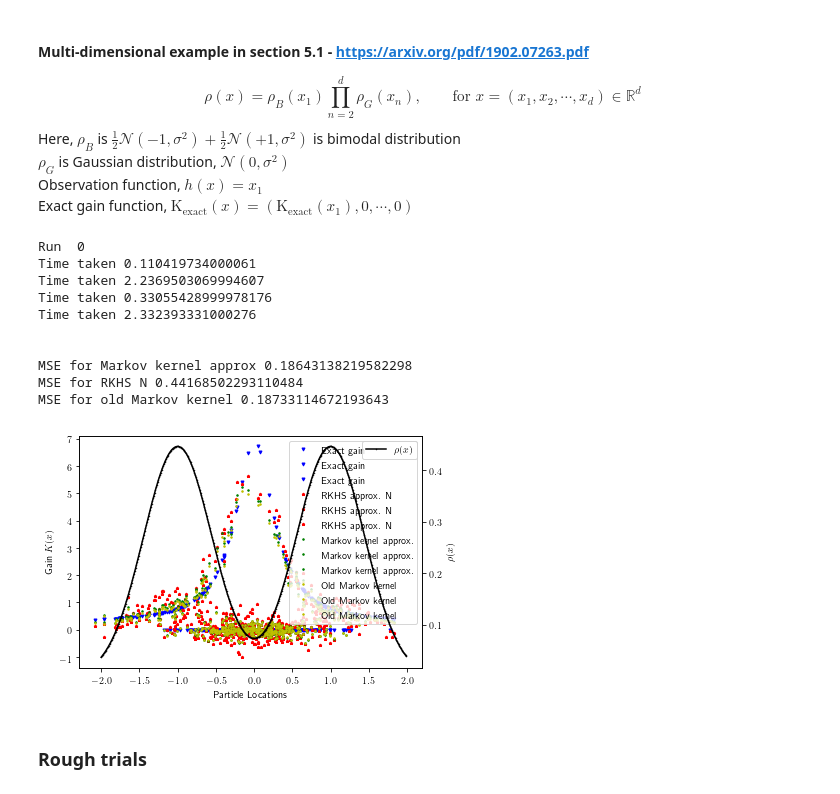
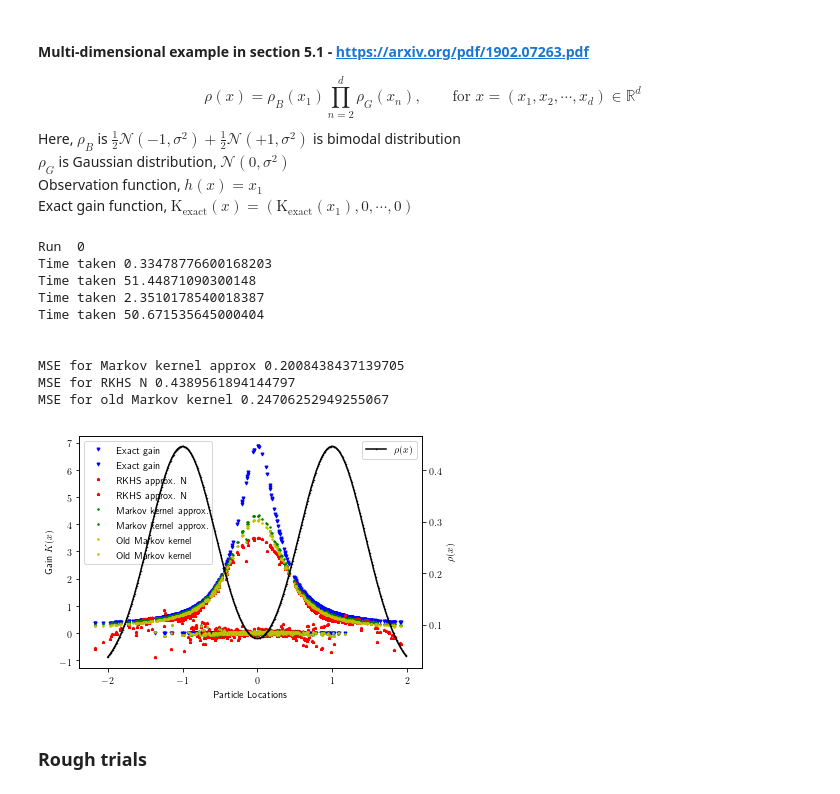
Before and after one commit to a4anandr/FPF-code, a Jupyter notebook: Python Code/FPF_main.ipynb, the cells around one changed output. Saved outputs shown, nothing was run; the diff lists cells and outputs as text; code cells hidden in the pictures.

Commit message:
Refreshing lines from cell output for better display on github

```diff
--- a/Python Code/FPF_main.ipynb
+++ b/Python Code/FPF_main.ipynb
@@ -433,7 +434,7 @@ if __name__ == '__main__':
     No_runs = 100
 
     # FPF parameters - No. of particles
-    N = 500
+    N = 200
 
     # System parameters
     x = Symbol('x')
@@ -459,6 +460,7 @@ if __name__ == '__main__':
     mse_om   = np.zeros(No_runs)
     mse_coif_old = np.zeros(No_runs)
     for run in range(No_runs):
+        clear_output()
         print('Run ',run)
         Xi  = get_samples(N, mu, sigma, w, dim)
         if dim == 1:
@@ -601,10 +604,10 @@ if __name__ == '__main__':
     No_runs = 1
 
     # FPF parameters - No. of particles
-    N = 200
+    N = 500
 
     # System parameters
-    dim = 3     # dimension of the system
+    dim = 2     # dimension of the system
     x = symbols('x0:%d'%dim)
     c = x[0]       # Observation function
     # c_x = lambdify(x, c, 'numpy')
@@ -655,7 +658,7 @@ if __name__ == '__main__':
 
         if rkhs_N == 1:
             eps_rkhs_N = 0.25
-            Lambda_rkhs_N = 1e-3
+            Lambda_rkhs_N = 1e-2
             K_rkhs_N = gain_rkhs_N(Xi, C, eps_rkhs_N, Lambda_rkhs_N, diag = 0)
             if exact == 1:
                 mse_rkhs_N[run] = mean_squared_error(K_exact, K_rkhs_N, p)
@@ -696,41 +699,41 @@ if __name__ == '__main__':
     ### Displaying the plots
     marker_size  = 3
     plt.rc('text', usetex=True)
     fig,ax1 = plt.subplots()
     if exact == 1:
         ax1.plot(Xi, K_exact, 'bv', markersize = marker_size, label ='Exact gain')
     if rkhs_N == 1:
         ax1.plot(Xi, K_rkhs_N, 'r*', markersize = marker_size, label = 'RKHS approx. N')
     if rkhs_2N == 1:
         ax1.plot(Xi, K_rkhs_2N, 'cs', markersize = marker_size, label = 'RKHS approx. 2N')
     if coif == 1:
         ax1.plot(Xi, K_coif, 'g.', markersize = marker_size, label ='Markov kernel approx.')
     if om == 1:
         ax1.plot(Xi, K_om, 'm*', markersize = marker_size, label = 'RKHS OM')
     if coif_old == 1:
         ax1.plot(Xi, K_coif_old, 'y.', markersize = marker_size, label ='Old Markov kernel')
     ax2 =ax1.twinx()
     ax2.plot(np.arange(-2,2,0.01), p_b_x(np.arange(-2,2,0.01)),'k.-', markersize =1, label = r'$\rho(x)$')
     ax2.set_ylabel(r'$\rho(x)$')
     ax2.legend(loc=1)
     ax1.set_xlabel('Particle Locations')
     ax1.set_ylabel('Gain $K(x)$')
     ax1.legend()
     plt.xticks(rotation = 45)
     plt.tight_layout()
     plt.show()
 # %% [output]
 Run  0
-Time taken 0.110419734000061
-Time taken 2.2369503069994607
-Time taken 0.33055428999978176
-Time taken 2.332393331000276
+Time taken 0.33478776600168203
+Time taken 51.44871090300148
+Time taken 2.3510178540018387
+Time taken 50.671535645000404
 
 
-MSE for Markov kernel approx 0.18643138219582298
-MSE for RKHS N 0.44168502293110484
-MSE for old Markov kernel 0.18733114672193643
+MSE for Markov kernel approx 0.2008438437139705
+MSE for RKHS N 0.4389561894144797
+MSE for old Markov kernel 0.24706252949255067
-[figure, old version]
+[figure, new version]
 # %%
 mse_coif
 # %%
```
Also changed, not shown: parts of 3 cells of this notebook.
